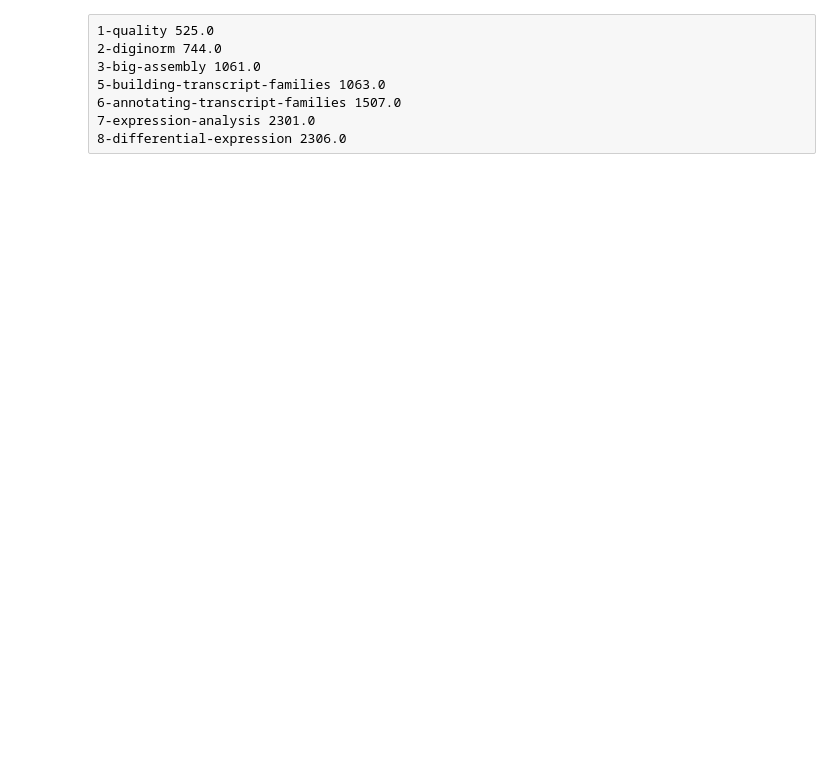
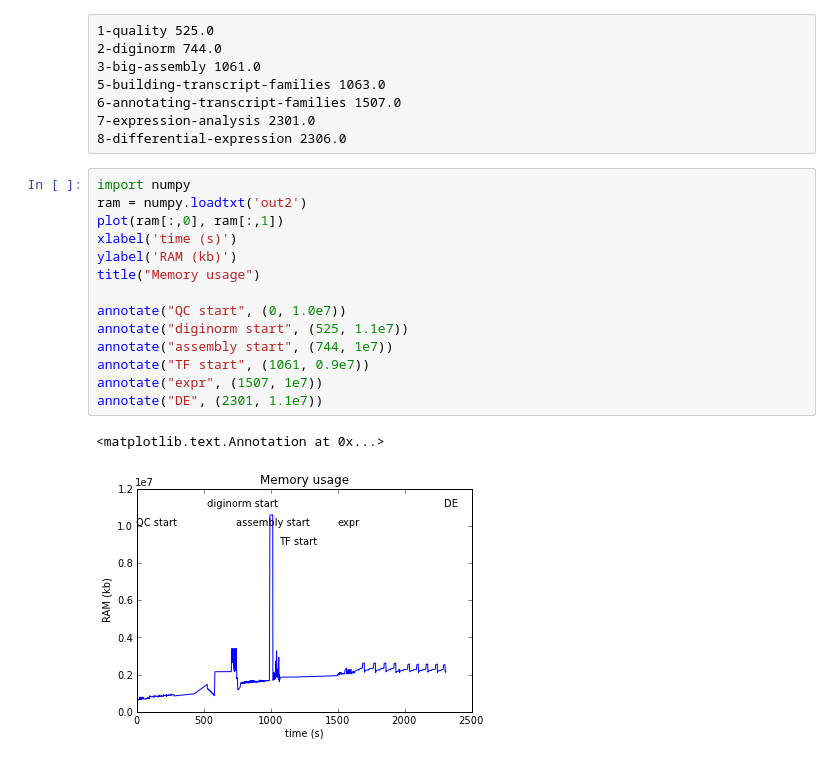
Before and after one commit to ctb/sartre, a Jupyter notebook: bench0.ipynb, the cells around one changed output. Cells and saved outputs as stored; diff of their text form; blank space fills up the shorter version.

```diff
--- a/bench0.ipynb
+++ b/bench0.ipynb
@@ -19,3 +29,20 @@ plot(x[:,0], x[:,1])
 6-annotating-transcript-families 1507.0
 7-expression-analysis 2301.0
 8-differential-expression 2306.0
+# %%
+import numpy
+ram = numpy.loadtxt('out2')
+plot(ram[:,0], ram[:,1])
+xlabel('time (s)')
+ylabel('RAM (kb)')
+title("Memory usage")
+
+annotate("QC start", (0, 1.0e7))
+annotate("diginorm start", (525, 1.1e7))
+annotate("assembly start", (744, 1e7))
+annotate("TF start", (1061, 0.9e7))
+annotate("expr", (1507, 1e7))
+annotate("DE", (2301, 1.1e7))
+# %% [output]
+<matplotlib.text.Annotation at 0x...>
+[figure, added]
```
Also changed, not shown: parts of 4 cells of this notebook, 1 other file.
